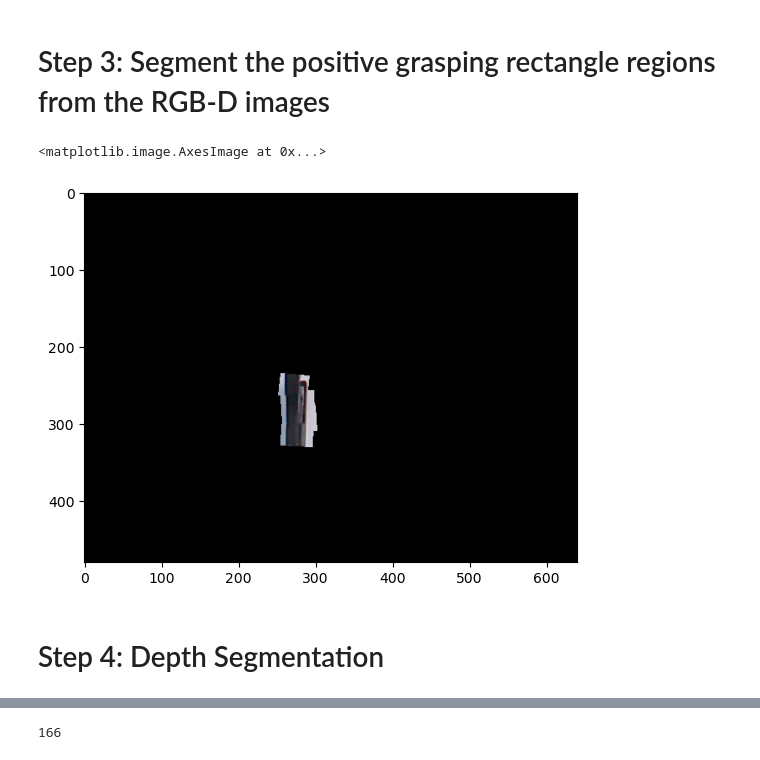
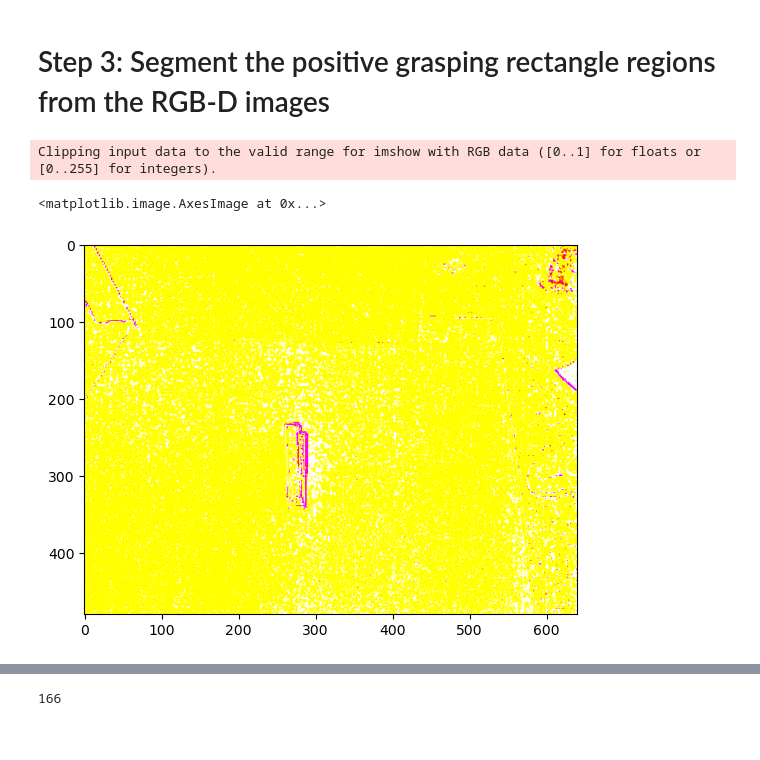
Before and after one commit to PrajwalKoirala/ME592_Homeworks, a Jupyter notebook: HW2/ME592_HW2.ipynb, the cells around one changed output, grey strips where cells are left out. Drawn from its saved outputs; the diff is of its cells as text; code cells hidden in the pictures.

```diff
--- a/HW2/ME592_HW2.ipynb
+++ b/HW2/ME592_HW2.ipynb
@@ -187,32 +210,41 @@ plt.show()
 # %%
 coords_pos = np.loadtxt(r'D:\MS - ISU Stuff\Coursework\ME592\archive\01\pcd0102cpos.txt')
 
 posc = np.array([coords_pos],dtype = np.int32)
 
-previmg = np.zeros_like(rgbd_image)
+previmg = np.zeros_like(rgbimg)
 resimg = []
 
 for i in range(0,len(coords_pos),4):
     x1,y1 = coords_pos[i]
     x2,y2 = coords_pos[i+1]
     x3,y3 = coords_pos[i+2]
     x4,y4 = coords_pos[i+3]
 
     if not (np.isnan(x1) or np.isnan(x2) or np.isnan(x3) or np.isnan(x4) or
         np.isnan(y1) or np.isnan(y2) or np.isnan(y3) or np.isnan(y4)):
         rectangle_corners = np.array([[[x1, y1], [x2, y2], [x3, y3], [x4, y4]]], dtype=np.int32)
 
-        mask = np.zeros_like(rgbd_image)
+        mask = np.zeros_like(rgbimg)
 
         cv2.fillPoly(mask, [rectangle_corners], color=(255, 255, 255))
 
         segmented_image = cv2.bitwise_and(rgbimg, mask)
         previmg = cv2.bitwise_or(previmg,segmented_image)
         resimg.append(segmented_image)
 
 plt.imshow(previmg)
+
+R,G,B = rgbimg[:,:,0], rgbimg[:,:,1], rgbimg[:,:,2]
+
+Y = 0.299 * R + 0.587 * G + 0.114 * B
+U = -0.14713 * R - 0.288862 * G + 0.436 * B
+V = 0.615 * R - 0.51498 * G - 0.10001 * B
+
+yuv_image = np.stack([Y, U, V], axis=-1)
+
+plt.imshow(yuv_image)
 # %% [output]
-<matplotlib.image.AxesImage at 0x...>
+Clipping input data to the valid range for imshow with RGB data ([0..1] for floats or [0..255] for integers).
+<matplotlib.image.AxesImage at 0x...>
-[figure, old version]
+[figure, new version]
-# %% [markdown]
-# Step 4: Depth Segmentation
```
Also changed, not shown: parts of 13 cells of this notebook.
